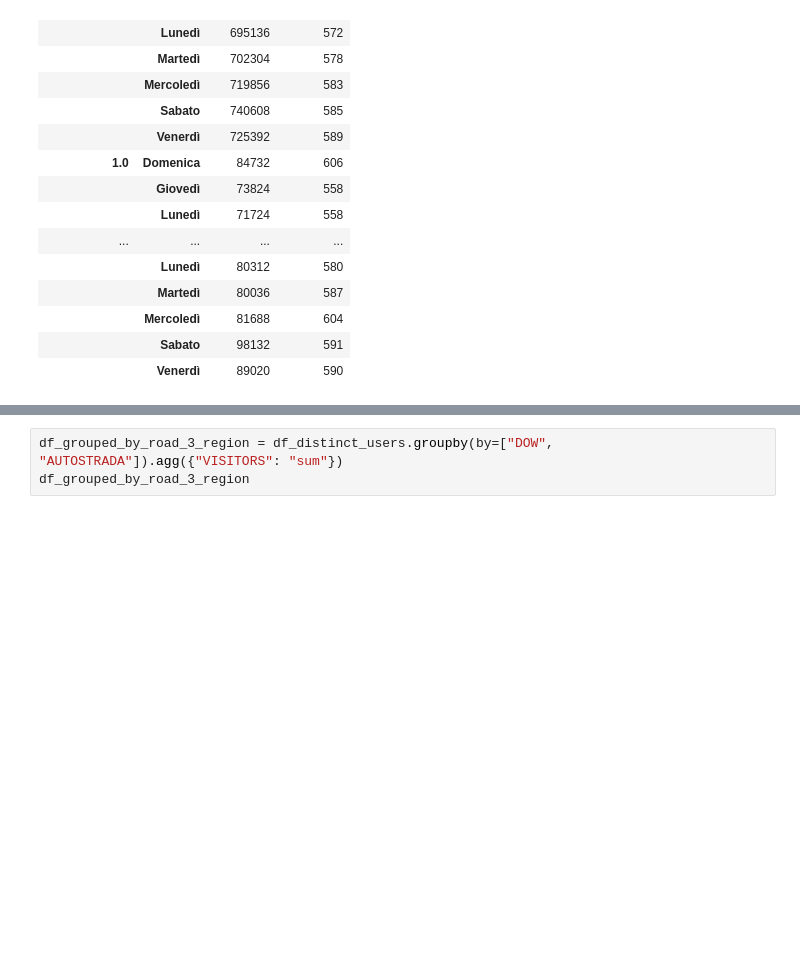
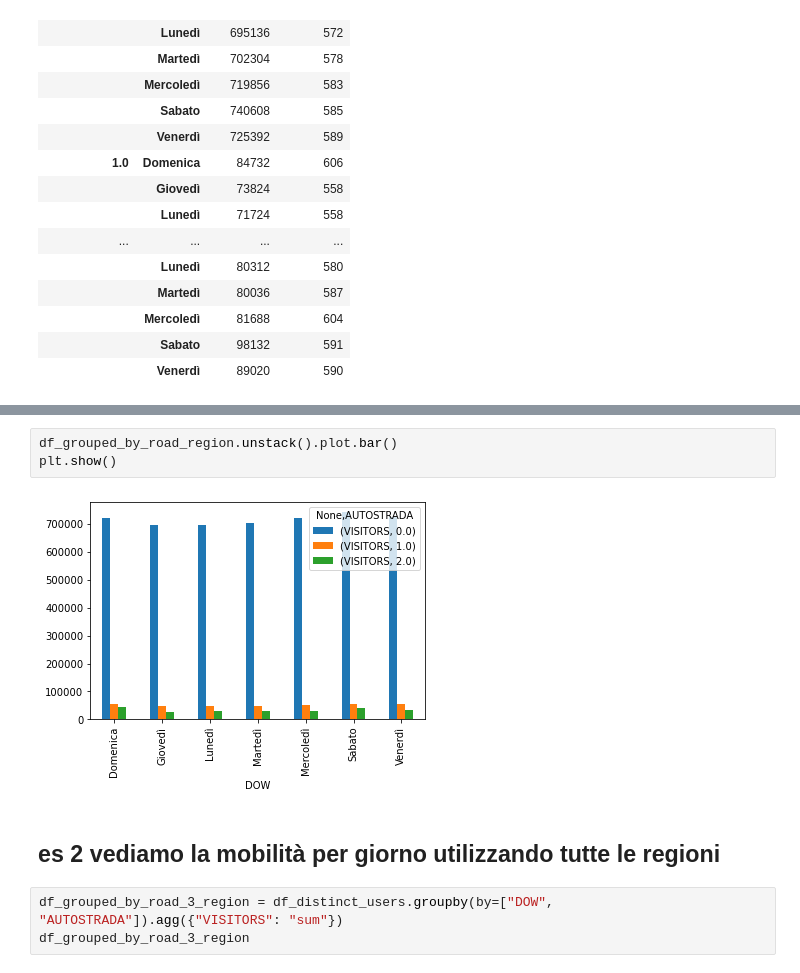
Before and after one commit to nico1654/project_work, a Jupyter notebook: Project_Work.ipynb, the cells around one changed output, grey strips where cells are left out. Drawn from its saved outputs; the diff is of its cells as text; blank space fills up the shorter version.

```diff
--- a/Project_Work.ipynb
+++ b/Project_Work.ipynb
@@ -225,3 +212,10 @@ df_grouped_by_road_region
+# %%
+df_grouped_by_road_region.unstack().plot.bar()
+plt.show()
+# %% [output]
+[figure, added]
+# %% [markdown]
+## es 2 vediamo la mobilità per giorno utilizzando tutte le regioni
 # %%
 df_grouped_by_road_3_region = df_distinct_users.groupby(by=["DOW", "AUTOSTRADA"]).agg({"VISITORS": "sum"})
 df_grouped_by_road_3_region
```
Also changed, not shown: parts of 44 cells of this notebook.
